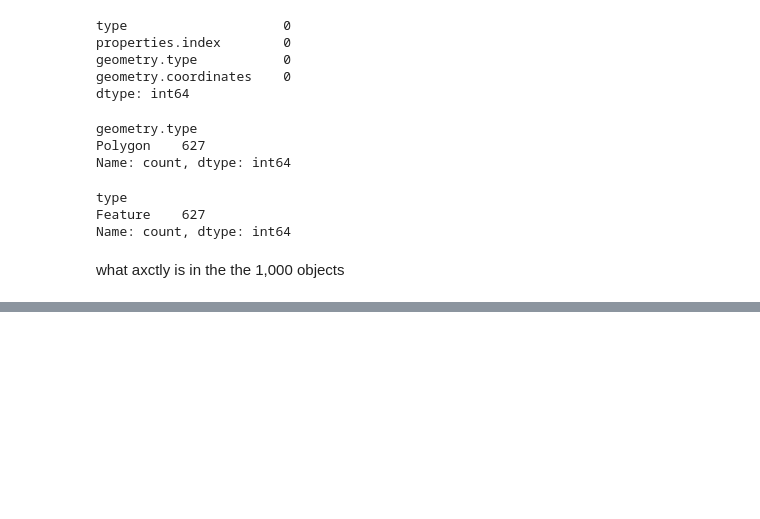
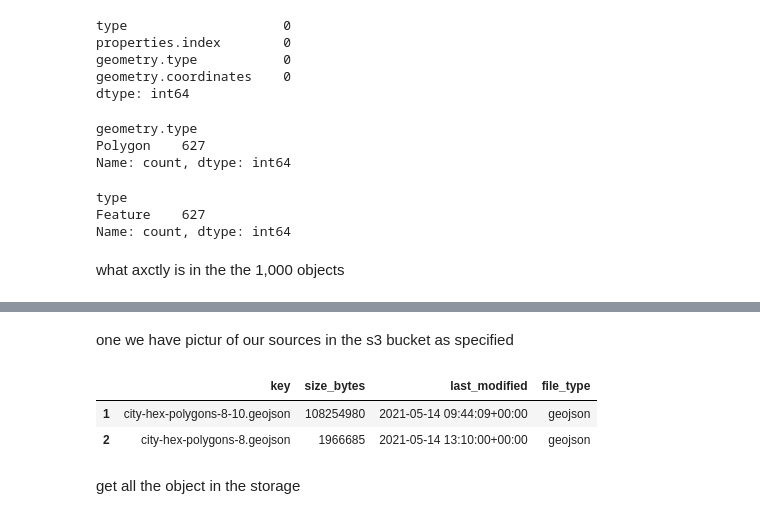
Before and after one commit to jackmolomo-collab/ds_code_challenge, a Jupyter notebook: source_discovery_notebooks/01_source_discovery.ipynb, the cells around one changed output, grey strips where cells are left out. Cells and saved outputs as stored; diff of their text form; code cells hidden in the pictures; blank space fills up the shorter version.

```diff
--- a/source_discovery_notebooks/01_source_discovery.ipynb
+++ b/source_discovery_notebooks/01_source_discovery.ipynb
@@ -211,0 +317,22 @@ what axctly is in the the 1,000 objects
+# %% [markdown]
+one we have pictur of our sources in the s3 bucket as specified
+# %%
+required_sources = [
+    "city-hex-polygons-8-10.geojson",
+    "city-hex-polygons-8.geojson",
+    "sr.csv.gz",
+    "sr_hex.csv.gz",
+    "sr_hex_truncated.csv",
+]
+
+source_inventory = files_df[
+    files_df["key"].isin(required_sources)
+].copy()
+
+source_inventory
+# %% [output]
+|  | key | size_bytes | last_modified | file_type |
+| 1 | city-hex-polygons-8-10.geojson | 108254980 | 2021-05-14 09:44:09+00:00 | geojson |
+| 2 | city-hex-polygons-8.geojson | 1966685 | 2021-05-14 13:10:00+00:00 | geojson |
+# %% [markdown]
+get all the object in the storage
```
Also changed, not shown: parts of 6 cells of this notebook.
